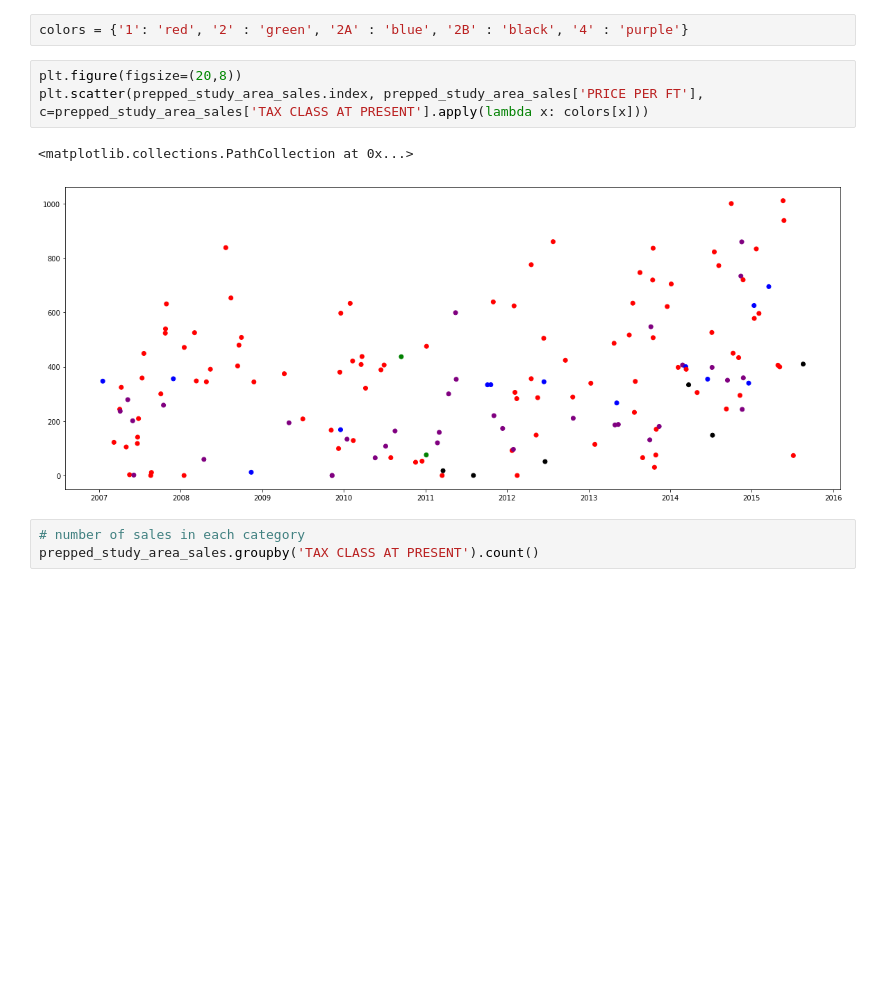
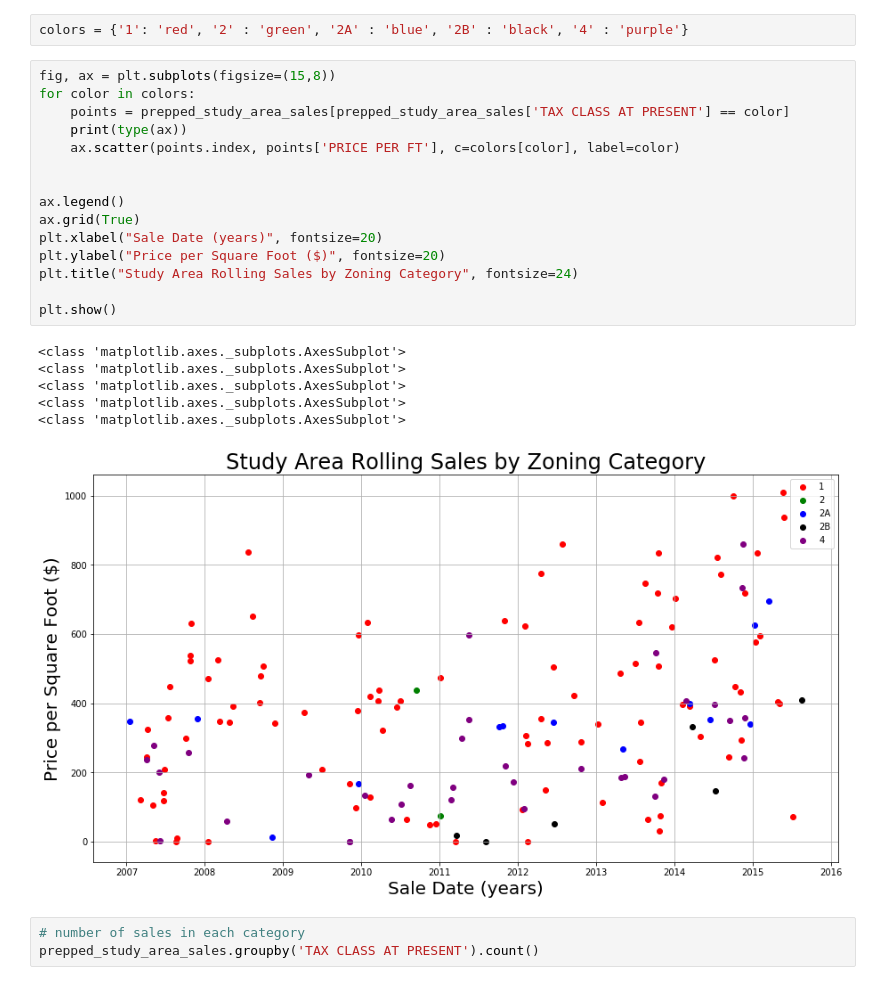
Before and after one commit to akash-y/digitalceqr, a Jupyter notebook: CHAPTER 5 - SOCIO/analyze_rolling_sales_data.ipynb, the cells around one changed output. Saved outputs shown, nothing was run; the diff lists cells and outputs as text; blank space fills up the shorter version.

```diff
--- a/CHAPTER 5 - SOCIO/analyze_rolling_sales_data.ipynb
+++ b/CHAPTER 5 - SOCIO/analyze_rolling_sales_data.ipynb
@@ -136,12 +136,28 @@ set(prepped_study_area_sales['TAX CLASS AT PRESENT'])
 {'1', '2', '2A', '2B', '4'}
 # %%
 colors = {'1': 'red', '2' : 'green', '2A' : 'blue', '2B' : 'black', '4' : 'purple'}
-# %%
-plt.figure(figsize=(20,8))
-plt.scatter(prepped_study_area_sales.index, prepped_study_area_sales['PRICE PER FT'], c=prepped_study_area_sales['TAX CLASS AT PRESENT'].apply(lambda x: colors[x]))
-# %% [output]
-<matplotlib.collections.PathCollection at 0x...>
-[figure, removed]
+# %%
+fig, ax = plt.subplots(figsize=(15,8))
+for color in colors:
+    points = prepped_study_area_sales[prepped_study_area_sales['TAX CLASS AT PRESENT'] == color]
+    print(type(ax))
+    ax.scatter(points.index, points['PRICE PER FT'], c=colors[color], label=color)
+
+
+ax.legend()
+ax.grid(True)
+plt.xlabel("Sale Date (years)", fontsize=20)
+plt.ylabel("Price per Square Foot ($)", fontsize=20)
+plt.title("Study Area Rolling Sales by Zoning Category", fontsize=24)
+
+plt.show()
+# %% [output]
+<class 'matplotlib.axes._subplots.AxesSubplot'>
+<class 'matplotlib.axes._subplots.AxesSubplot'>
+<class 'matplotlib.axes._subplots.AxesSubplot'>
+<class 'matplotlib.axes._subplots.AxesSubplot'>
+<class 'matplotlib.axes._subplots.AxesSubplot'>
+[figure, added]
 # %%
 # number of sales in each category
 prepped_study_area_sales.groupby('TAX CLASS AT PRESENT').count()
```
Also changed, not shown: parts of 2 cells of this notebook.
